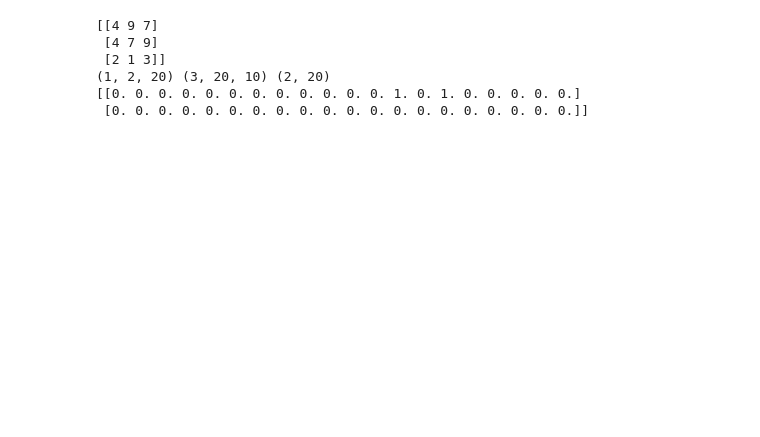
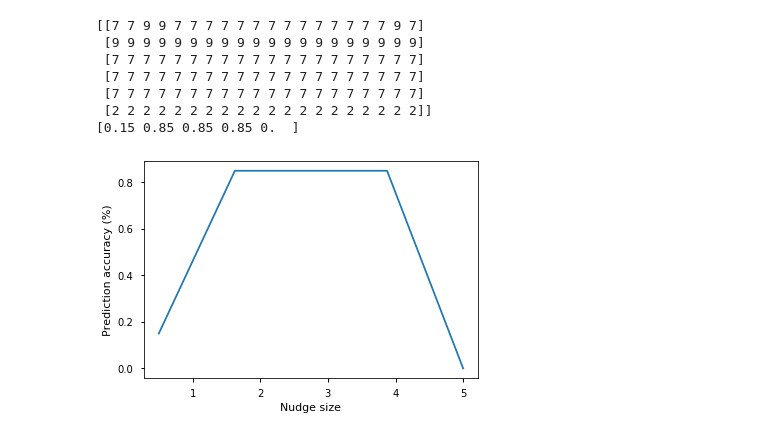
Before and after one commit to cvanelteren/information_impact, a Jupyter notebook: Notebooks/figure_out.ipynb, the cells around one changed output. Saved outputs shown, nothing was run; the diff lists cells and outputs as text; code cells hidden in the pictures; blank space fills up the shorter version.

```diff
--- a/Notebooks/figure_out.ipynb
+++ b/Notebooks/figure_out.ipynb
@@ -23,5 +22,5 @@ The autoreload extension is already loaded. To reload it, use:
 # %%
-root = '../Data/new23/2019-07-17T16:12:39.222900'
+root = '../Data/new24/2019-07-18T15:14:47.056292'
 data = IO.DataLoader(root)
 data = {os.path.join(root, k): v for k,v in data.items()}
 settings = IO.loadSets(data)
@@ -50,21 +49,33 @@ TypeError: least_squares() got an unexpected keyword argument 'jacobian'
 # %%
 percentages = []
 for idx, (k, auc) in enumerate(aucs.items()):
     tmp = auc.squeeze()
     tmp = np.argsort(tmp, axis = -1)
-    print(tmp[:, 0, -3:])
-    x = tmp[0, ..., -1] == tmp[[1, 2], ..., -1]
+    print(tmp[..., -1])
+    y = tmp[0, ..., -1]
+    x = np.array([y == i[:, -1] for i in tmp[1:]])
     percentages.append(x)
-percentages = np.array(percentages)
-print(percentages.shape, tmp.shape, x.shape)
-print(percentages.mean(0))
+percentages = np.array(percentages).squeeze()
+print(percentages.mean(-1))
+
+
+# fig, ax = plt.subplots()
+# ax.imshow(percentages.T, aspect = 'auto')
+# fig.show()
+
+fig, ax = plt.subplots()
+ax.plot(setting.pulseSizes, percentages.mean(-1))
+ax.set(xlabel = 'Nudge size', ylabel = 'Prediction accuracy (%)')
+fig.show()
 # %% [output]
-[[4 9 7]
- [4 7 9]
- [2 1 3]]
-(1, 2, 20) (3, 20, 10) (2, 20)
-[[0. 0. 0. 0. 0. 0. 0. 0. 0. 0. 0. 0. 1. 0. 1. 0. 0. 0. 0. 0.]
- [0. 0. 0. 0. 0. 0. 0. 0. 0. 0. 0. 0. 0. 0. 0. 0. 0. 0. 0. 0.]]
+[[7 7 9 9 7 7 7 7 7 7 7 7 7 7 7 7 7 7 9 7]
+ [9 9 9 9 9 9 9 9 9 9 9 9 9 9 9 9 9 9 9 9]
+ [7 7 7 7 7 7 7 7 7 7 7 7 7 7 7 7 7 7 7 7]
+ [7 7 7 7 7 7 7 7 7 7 7 7 7 7 7 7 7 7 7 7]
+ [7 7 7 7 7 7 7 7 7 7 7 7 7 7 7 7 7 7 7 7]
+ [2 2 2 2 2 2 2 2 2 2 2 2 2 2 2 2 2 2 2 2]]
+[0.15 0.85 0.85 0.85 0.  ]
+[figure, added]
 # %%
 %matplotlib notebook
 fig, ax = plt.subplots()
```
Also changed, not shown: parts of 16 cells of this notebook, 12 other files.
